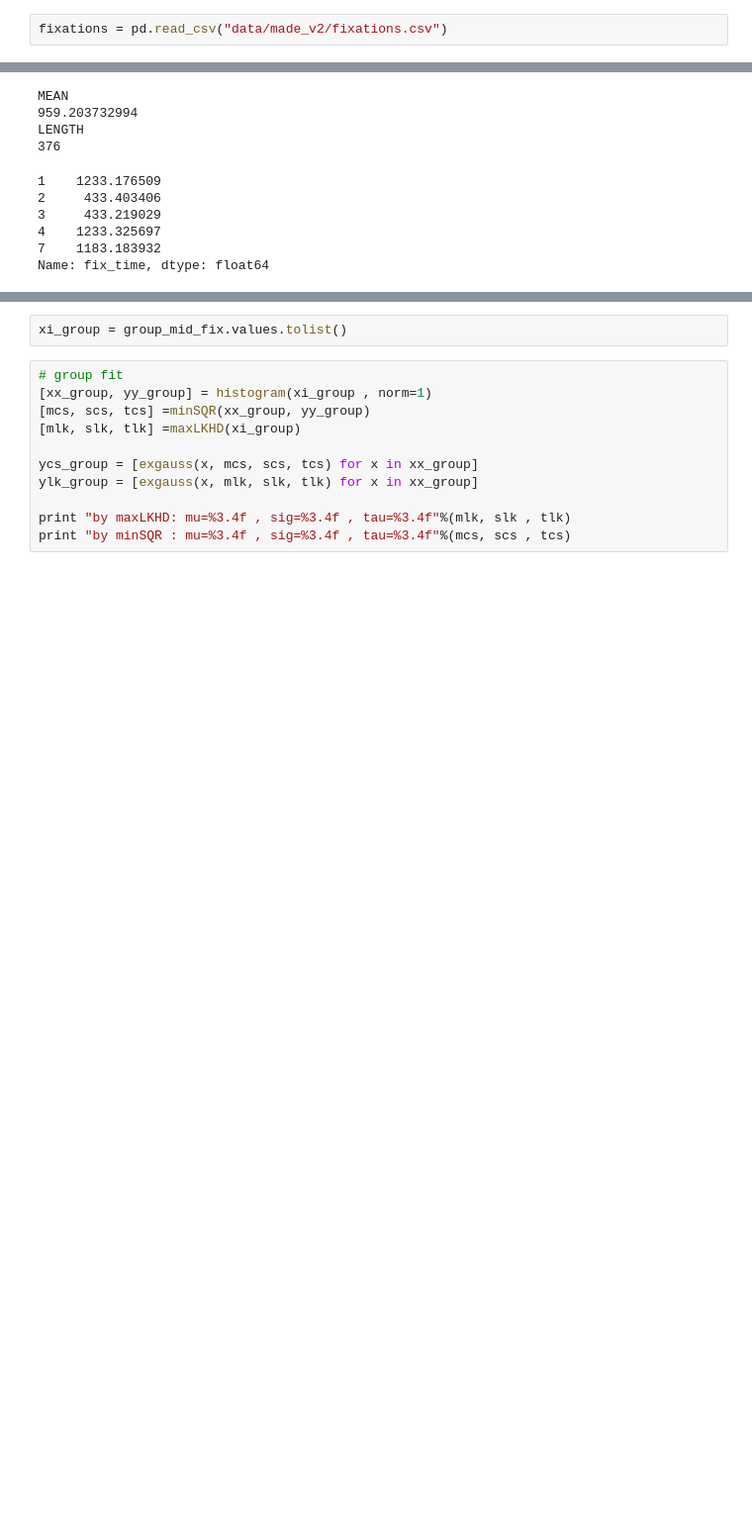
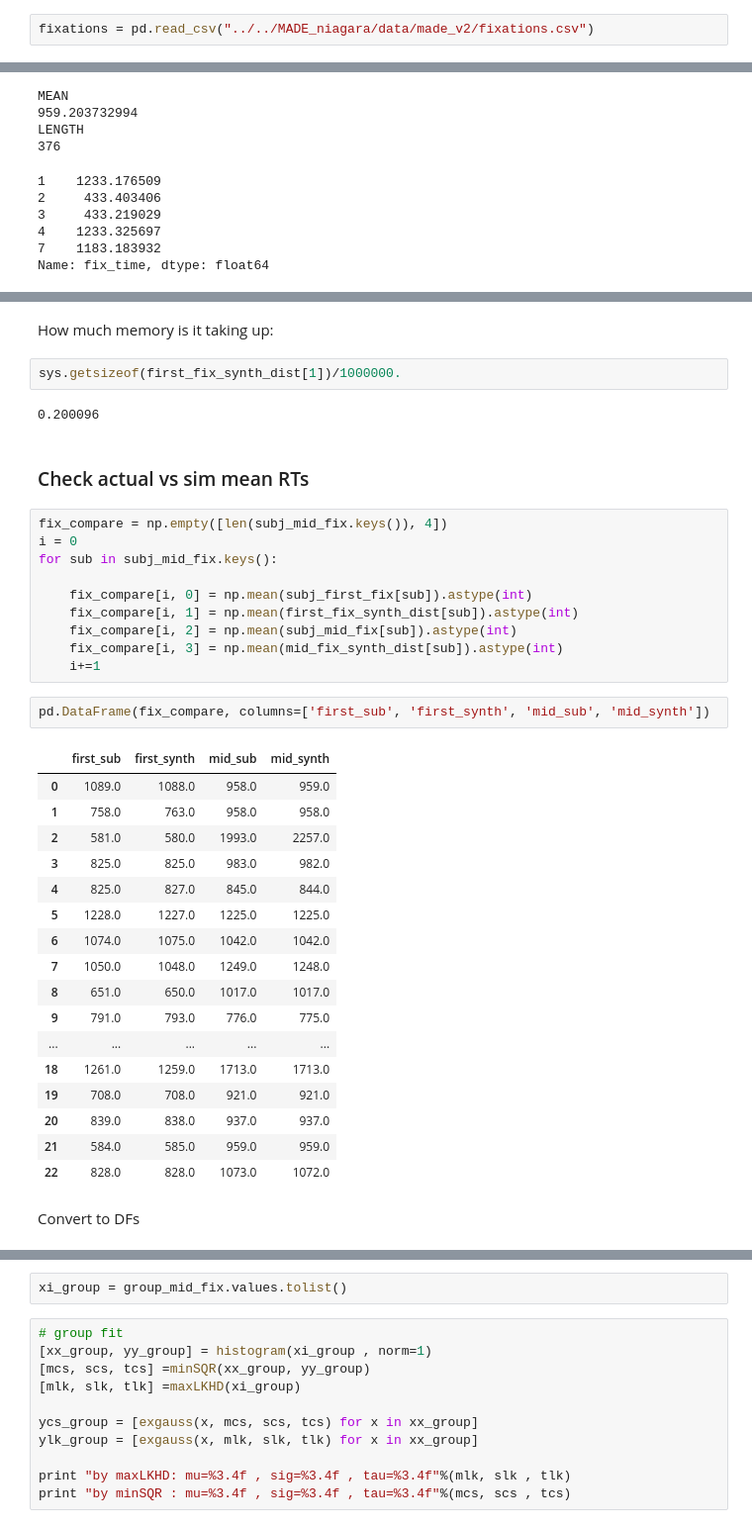
Before and after one commit to danieljwilson/MADE_niagara, a Jupyter notebook: jupyter/RT Fitting.ipynb, the cells around one changed output, grey strips where cells are left out. Shown: that part at 99% size. Cells and saved outputs as stored; diff of their text form; blank space fills up the shorter version.

```diff
--- a/jupyter/RT Fitting.ipynb
+++ b/jupyter/RT Fitting.ipynb
@@ -107,7 +107,7 @@ by minSQR : mu=461.4211 , sig=128.9106 , tau=172.6467
 # %% [markdown]
 ### Import Fixation Data
 # %%
-fixations = pd.read_csv("data/made_v2/fixations.csv")
+fixations = pd.read_csv("../../MADE_niagara/data/made_v2/fixations.csv")
 # %% [markdown]
 ### Create Middle and First Fixes (group and individual)
 # %%
@@ -226,0 +260,40 @@ Name: fix_time, dtype: float64
+# %% [markdown]
+How much memory is it taking up:
+# %%
+sys.getsizeof(first_fix_synth_dist[1])/1000000.
+# %% [output]
+0.200096
+# %% [markdown]
+### Check actual vs sim mean RTs
+# %%
+fix_compare = np.empty([len(subj_mid_fix.keys()), 4])
+i = 0
+for sub in subj_mid_fix.keys():
+
+    fix_compare[i, 0] = np.mean(subj_first_fix[sub]).astype(int)
+    fix_compare[i, 1] = np.mean(first_fix_synth_dist[sub]).astype(int)
+    fix_compare[i, 2] = np.mean(subj_mid_fix[sub]).astype(int)
+    fix_compare[i, 3] = np.mean(mid_fix_synth_dist[sub]).astype(int)
+    i+=1
+# %%
+pd.DataFrame(fix_compare, columns=['first_sub', 'first_synth', 'mid_sub', 'mid_synth'])
+# %% [output]
+|  | first_sub | first_synth | mid_sub | mid_synth |
+| 0 | 1089.0 | 1088.0 | 958.0 | 959.0 |
+| 1 | 758.0 | 763.0 | 958.0 | 958.0 |
+| 2 | 581.0 | 580.0 | 1993.0 | 2257.0 |
+| 3 | 825.0 | 825.0 | 983.0 | 982.0 |
+| 4 | 825.0 | 827.0 | 845.0 | 844.0 |
+| 5 | 1228.0 | 1227.0 | 1225.0 | 1225.0 |
+| 6 | 1074.0 | 1075.0 | 1042.0 | 1042.0 |
+| 7 | 1050.0 | 1048.0 | 1249.0 | 1248.0 |
+| 8 | 651.0 | 650.0 | 1017.0 | 1017.0 |
+| 9 | 791.0 | 793.0 | 776.0 | 775.0 |
+| ... | ... | ... | ... | ... |
+| 18 | 1261.0 | 1259.0 | 1713.0 | 1713.0 |
+| 19 | 708.0 | 708.0 | 921.0 | 921.0 |
+| 20 | 839.0 | 838.0 | 937.0 | 937.0 |
+| 21 | 584.0 | 585.0 | 959.0 | 959.0 |
+| 22 | 828.0 | 828.0 | 1073.0 | 1072.0 |
+# %% [markdown]
+Convert to DFs
```
Also changed, not shown: parts of 39 cells of this notebook, 2 other files.
